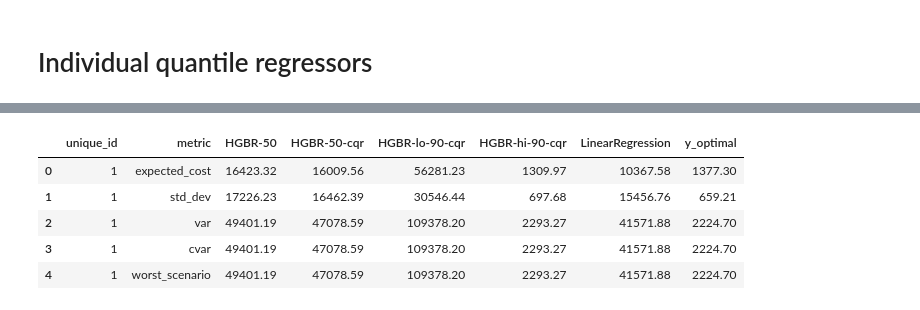
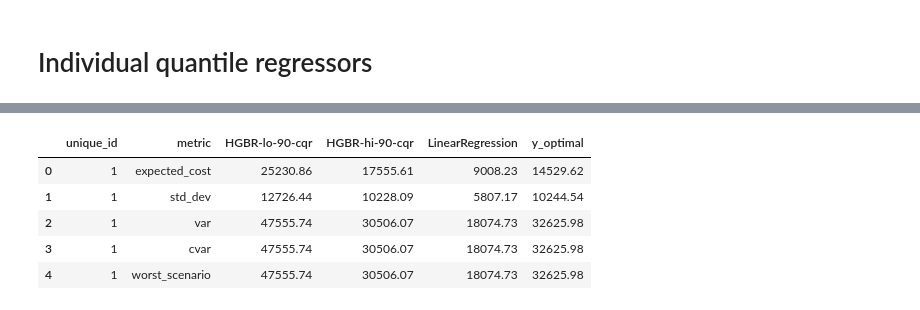
Before and after one commit to heylucasleao/tinyconformal, a Jupyter notebook: examples/series/solver.ipynb, the cells around one changed output, grey strips where cells are left out. Drawn from its saved outputs; the diff is of its cells as text; code cells hidden in the pictures.

```diff
--- a/examples/series/solver.ipynb
+++ b/examples/series/solver.ipynb
@@ -73,8 +73,8 @@ models = model_callable()
 cqr = ConformalQuantileTimeSeriesRegressor(
      learner=models,
      horizon=12,
-     intervals={("HGBR-lo-90", "HGBR-hi-90"): "HGBR-50"},
-     n_windows=7,
+     intervals=("HGBR-lo-90", "HGBR-hi-90"),
+     n_windows=10,
  )
 cqr.fit(train, static_features=[])
 # %% [output]
@@ -171,14 +170,12 @@ def economic_loss(
     res.insert(1, "metric", "economic_loss")
     return res
 # %%
-preds.loc[:,"cu"] = float(c_u)
-preds.loc[:,"co"] = float(c_o)
+preds.loc[:,"cu"] = 100
+preds.loc[:,"co"] = 200
 # %%
 res = NewsvendorSolver.optimize(
     preds,
     interval_pair=("HGBR-lo-90-cqr", "HGBR-hi-90-cqr"),
-    level=90,
-    median_col="HGBR-50",
     overage_cost="co",
     underage_cost="cu",
     )
@@ -346,11 +327,11 @@ def tail_risk(
     res = pd.concat([df_ec, df_std, df_var, df_cvar, df_worst], ignore_index=True)
     return res
 # %%
-tail_risk(res, ["HGBR-50", "HGBR-50-cqr", "HGBR-lo-90-cqr", "HGBR-hi-90-cqr", "LinearRegression", "y_optimal"], id_col="unique_id")
+tail_risk(res, ["HGBR-lo-90-cqr", "HGBR-hi-90-cqr", "LinearRegression", "y_optimal"], id_col="unique_id")
 # %% [output]
-|  | unique_id | metric | HGBR-50 | HGBR-50-cqr | HGBR-lo-90-cqr | HGBR-hi-90-cqr | LinearRegression | y_optimal |
-| 0 | 1 | expected_cost | 16423.32 | 16009.56 | 56281.23 | 1309.97 | 10367.58 | 1377.30 |
-| 1 | 1 | std_dev | 17226.23 | 16462.39 | 30546.44 | 697.68 | 15456.76 | 659.21 |
-| 2 | 1 | var | 49401.19 | 47078.59 | 109378.20 | 2293.27 | 41571.88 | 2224.70 |
-| 3 | 1 | cvar | 49401.19 | 47078.59 | 109378.20 | 2293.27 | 41571.88 | 2224.70 |
-| 4 | 1 | worst_scenario | 49401.19 | 47078.59 | 109378.20 | 2293.27 | 41571.88 | 2224.70 |
+|  | unique_id | metric | HGBR-lo-90-cqr | HGBR-hi-90-cqr | LinearRegression | y_optimal |
+| 0 | 1 | expected_cost | 25230.86 | 17555.61 | 9008.23 | 14529.62 |
+| 1 | 1 | std_dev | 12726.44 | 10228.09 | 5807.17 | 10244.54 |
+| 2 | 1 | var | 47555.74 | 30506.07 | 18074.73 | 32625.98 |
+| 3 | 1 | cvar | 47555.74 | 30506.07 | 18074.73 | 32625.98 |
+| 4 | 1 | worst_scenario | 47555.74 | 30506.07 | 18074.73 | 32625.98 |
```
Also changed, not shown: parts of 3 cells of this notebook, 1 other file.
